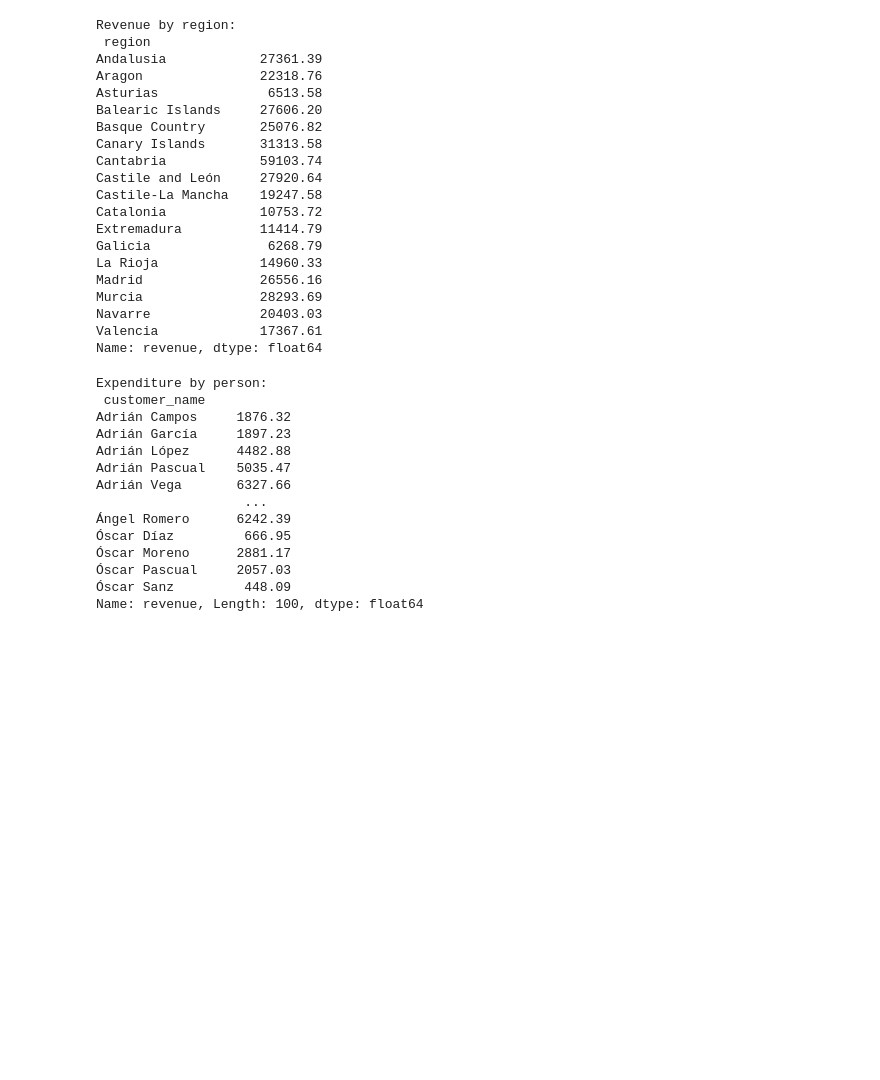
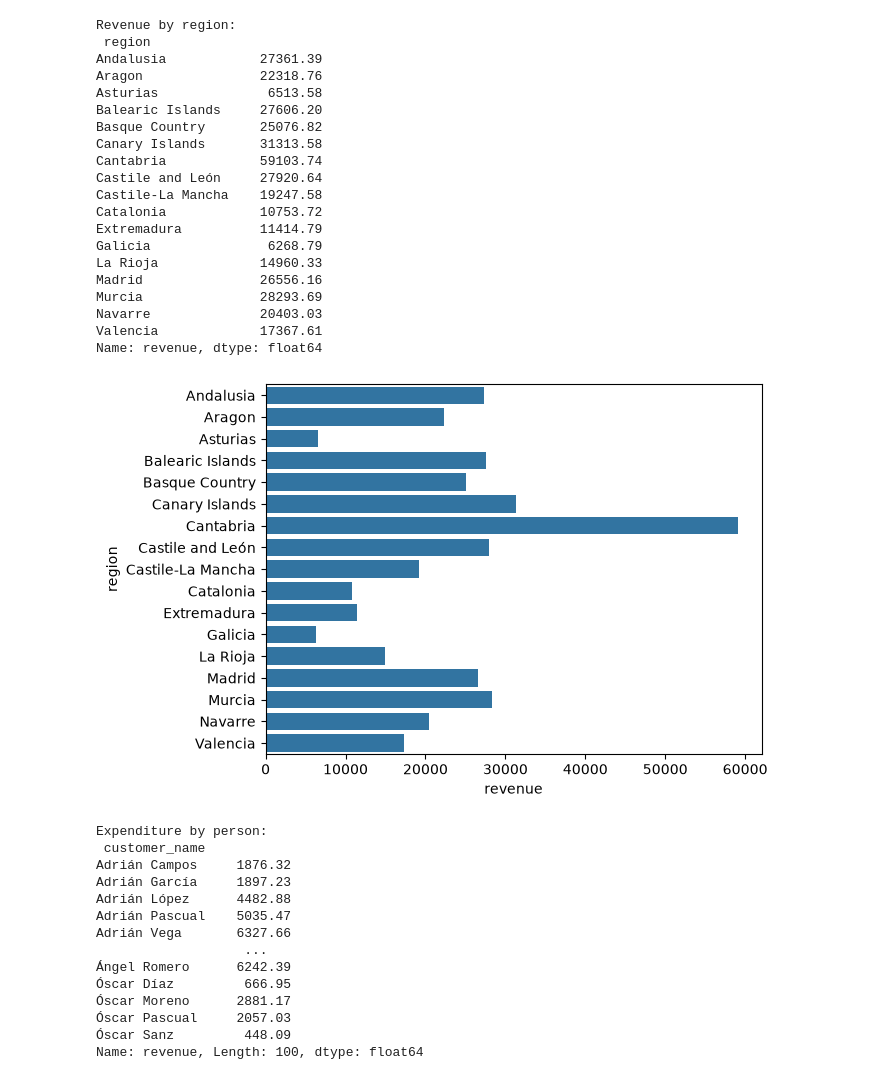
Before and after one commit to devendersinghshekh/Analysis_on_Sales_Data, a Jupyter notebook: python/sales_analy.ipynb, the cells around one changed output. Cells and saved outputs as stored; diff of their text form; code cells hidden in the pictures; blank space fills up the shorter version.

```diff
--- a/python/sales_analy.ipynb
+++ b/python/sales_analy.ipynb
@@ -78,7 +84,7 @@ Freq: M, Name: revenue, dtype: float64
 # %%
 # Revenue by region
-y = df.groupby("region")["revenue"].sum()
-print("Revenue by region: \n",y)
+y1 = df.groupby("region")["revenue"].sum()
+print("Revenue by region: \n",y1)
 # %% [output]
 Revenue by region:
  region
@@ -100,6 +106,12 @@ Murcia               28293.69
 Navarre              20403.03
 Valencia             17367.61
 Name: revenue, dtype: float64
+# %%
+y1 = y1.reset_index()
+sns.barplot(data=y1,y="region",x="revenue")
+plt.show()
+# %% [output]
+[figure, added]
 # %%
 # Expenditure by Customers
 z = df.groupby("customer_name")["revenue"].sum()
```
Also changed, not shown: parts of 2 cells of this notebook.
